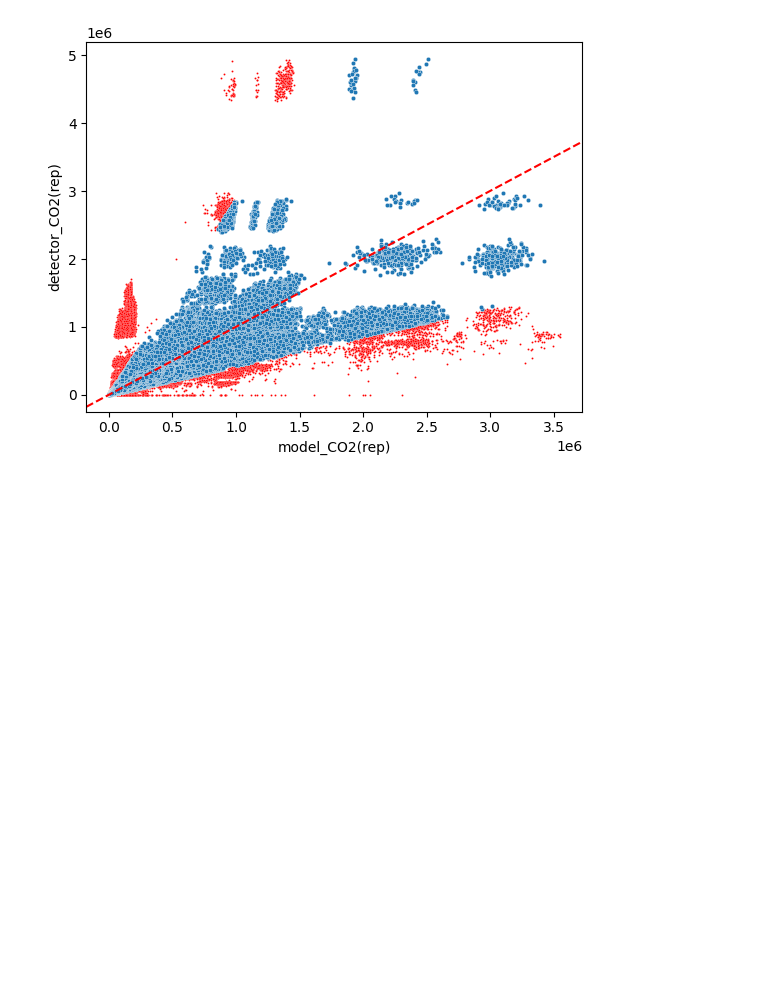
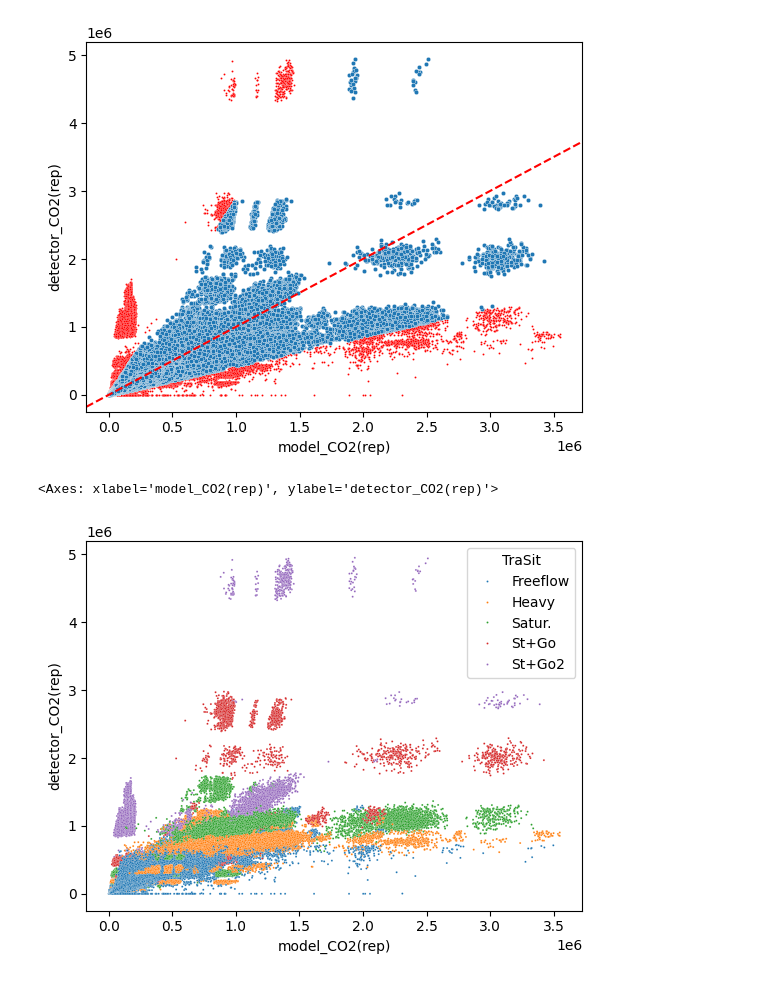
Before and after one commit to tum-esm/drive-inventory, a Jupyter notebook: notebooks/plotting and diagnostics/plot_detector_emission_uncertainty.ipynb, the cells around one changed output. Drawn from its saved outputs; the diff is of its cells as text; code cells hidden in the pictures; blank space fills up the shorter version.

```diff
--- a/notebooks/plotting and diagnostics/plot_detector_emission_uncertainty.ipynb
+++ b/notebooks/plotting and diagnostics/plot_detector_emission_uncertainty.ipynb
@@ -34,7 +34,7 @@ from traffic_counts import TrafficCounts
 # initialize hbefa
 hbefa_obj = HbefaHotEmissions()
 # initialize traffic cycles
-cycles = TrafficCounts()
+cycles = TrafficCounts(init_timeprofile=False)
 # import visum data
 visum_links = gpd.read_file(data_paths.VISUM_FOLDER_PATH + 'visum_links.gpkg')
 # %% [output]
@@ -104,6 +104,9 @@ model_dat_long.head()
 |  | 2019-01-01 04:00:00 | 24.916415 | 12224.739047 | 65.226099 | 19.721936 | 12105.579426 | 50.239870 | 157.938315 | 35957.081124 | ... |
 # %% [markdown]
 # Prepare combined dataset
+# %%
+def process_trasit(trasit):
+    return str(trasit).split('/')[-1]
 # %%
 combined = pd.DataFrame()
 for component in ['CO2(rep)', 'NOx', 'CO']:
@@ -114,8 +117,12 @@ for component in ['CO2(rep)', 'NOx', 'CO']:
                           'timestamp'])[[f'{x}_{component}' for x in hbefa_obj.vehicle_classes]].sum().sum(axis=1)
     detector.name = f'detector_{component}'
 
-    combined=pd.concat([combined, model, detector], axis = 1)
+    combined = pd.concat([combined, model, detector], axis = 1)
 
+_trasit = df.groupby(['road_link_id','timestamp'])['TraSit'].first()
+trasit = _trasit.apply(process_trasit)
+
+combined = pd.concat([combined, trasit], axis = 1)
 combined = combined.dropna()
 # %% [markdown]
 # Calculate hourly differences
@@ -216,3 +223,8 @@ plt.axline([0,0], [1,1], color = 'red', linestyle = '--')
 # %% [output]
 <matplotlib.lines.AxLine at 0x...>
 [figure]
+# %%
+sns.scatterplot(data = combined, x='model_CO2(rep)', y='detector_CO2(rep)', hue = 'TraSit', s = 2, color = 'red')
+# %% [output]
+<Axes: xlabel='model_CO2(rep)', ylabel='detector_CO2(rep)'>
+[figure, added]
```
Also changed, not shown: 6 other files.
